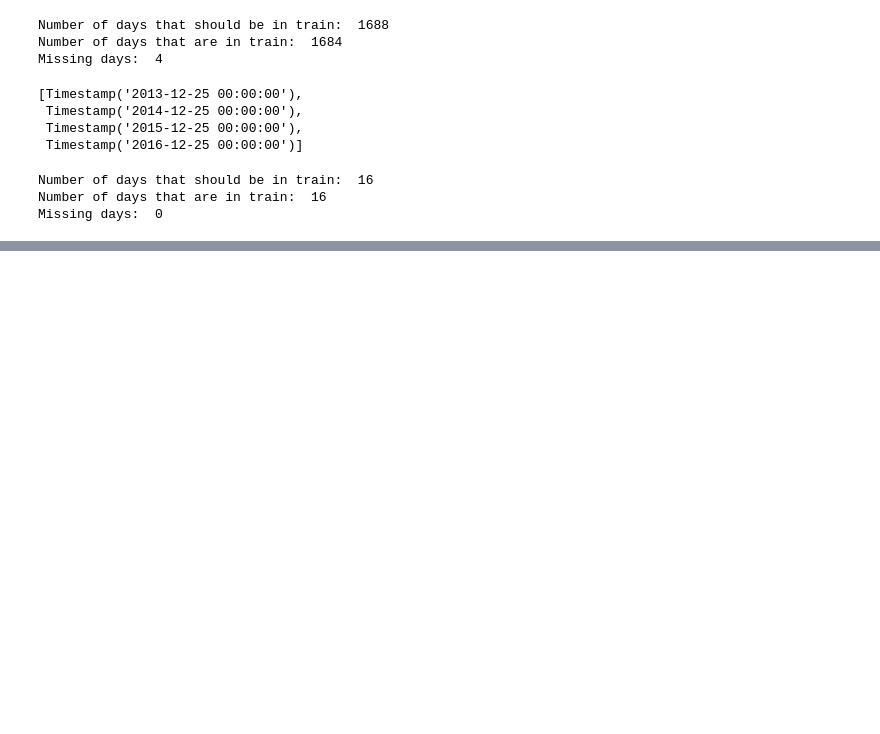
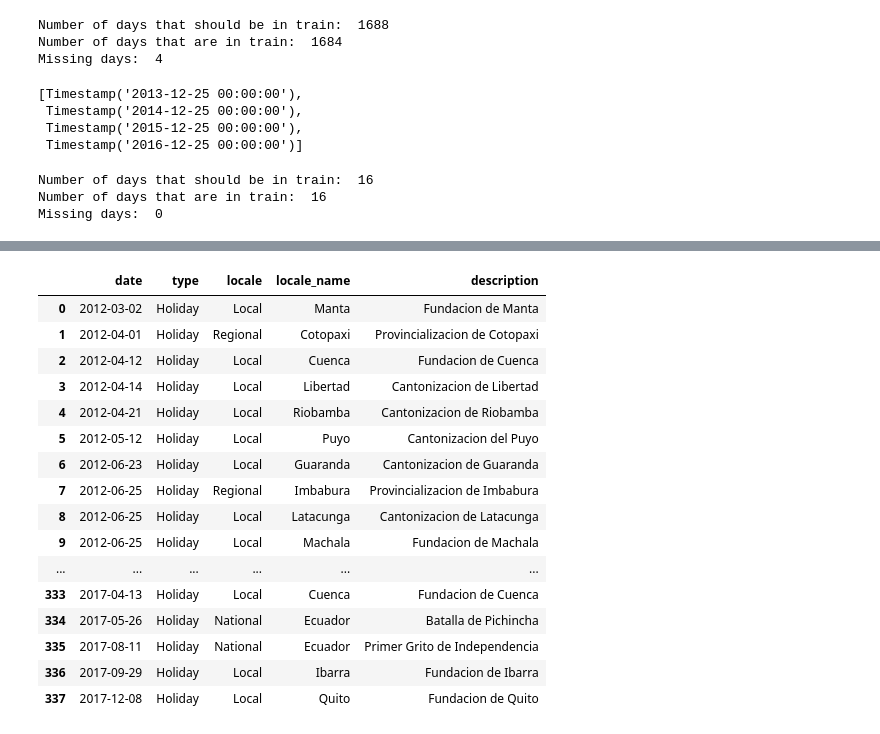
Before and after one commit to IvkovicDanica/Store-sales-time-series, a Jupyter notebook: prep.ipynb, the cells around one changed output, grey strips where cells are left out. Cells and saved outputs as stored; diff of their text form; code cells hidden in the pictures; blank space fills up the shorter version.

Commit message:
cleaned holidays

```diff
--- a/prep.ipynb
+++ b/prep.ipynb
@@ -130,0 +148,8 @@ train.head()
+# %%
+#deleting transferred holidays and transfer days from holidays and we don't need transferred column anymore
+holidays=holidays[(holidays.transferred==False) & (holidays.type !='Transfer')].drop('transferred',axis=1)
+
+#adding concated transferred holidays and transfer days
+holidays=pd.concat([holidays,tr]).reset_index(drop=True)
+
+holidays
@@ -130,0 +170,44 @@ train.head()
+# %%
+#TYPE: Additional
+
+#have the same name as regular holiday but with + or - number
+#removing +-number
+holidays["description"] = holidays["description"].str.replace("-", "").str.replace("+", "").str.replace('\d+', '')
+
+#TYPE: Bridge
+
+#have the same name as regular holiday but with Puente at the beginning
+#removing puente
+holidays["description"] = holidays["description"].str.replace("Puente ", "")
+# %%
+#TYPE: Work Day
+
+#work days are not actually holidays, they are just days that you wouldn't regularly work on but now you do
+#removing them
+holidays=holidays[holidays['type']!='Work Day']
+# %%
+#TYPE: Event
+
+#"There are many football events referred to by the match name that include the word 'futbal'
+holidays.loc[holidays["description"].str.contains("futbol"), "description"] = "Futbol"
+# %%
+pd.set_option('display.max_rows', None)
+holidays
+# %% [output]
+|  | date | type | locale | locale_name | description |
+| 0 | 2012-03-02 | Holiday | Local | Manta | Fundacion de Manta |
+| 1 | 2012-04-01 | Holiday | Regional | Cotopaxi | Provincializacion de Cotopaxi |
+| 2 | 2012-04-12 | Holiday | Local | Cuenca | Fundacion de Cuenca |
+| 3 | 2012-04-14 | Holiday | Local | Libertad | Cantonizacion de Libertad |
+| 4 | 2012-04-21 | Holiday | Local | Riobamba | Cantonizacion de Riobamba |
+| 5 | 2012-05-12 | Holiday | Local | Puyo | Cantonizacion del Puyo |
+| 6 | 2012-06-23 | Holiday | Local | Guaranda | Cantonizacion de Guaranda |
+| 7 | 2012-06-25 | Holiday | Regional | Imbabura | Provincializacion de Imbabura |
+| 8 | 2012-06-25 | Holiday | Local | Latacunga | Cantonizacion de Latacunga |
+| 9 | 2012-06-25 | Holiday | Local | Machala | Fundacion de Machala |
+| ... | ... | ... | ... | ... | ... |
+| 333 | 2017-04-13 | Holiday | Local | Cuenca | Fundacion de Cuenca |
+| 334 | 2017-05-26 | Holiday | National | Ecuador | Batalla de Pichincha |
+| 335 | 2017-08-11 | Holiday | National | Ecuador | Primer Grito de Independencia |
+| 336 | 2017-09-29 | Holiday | Local | Ibarra | Fundacion de Ibarra |
+| 337 | 2017-12-08 | Holiday | Local | Quito | Fundacion de Quito |
```
Also changed, not shown: parts of 3 cells of this notebook.
